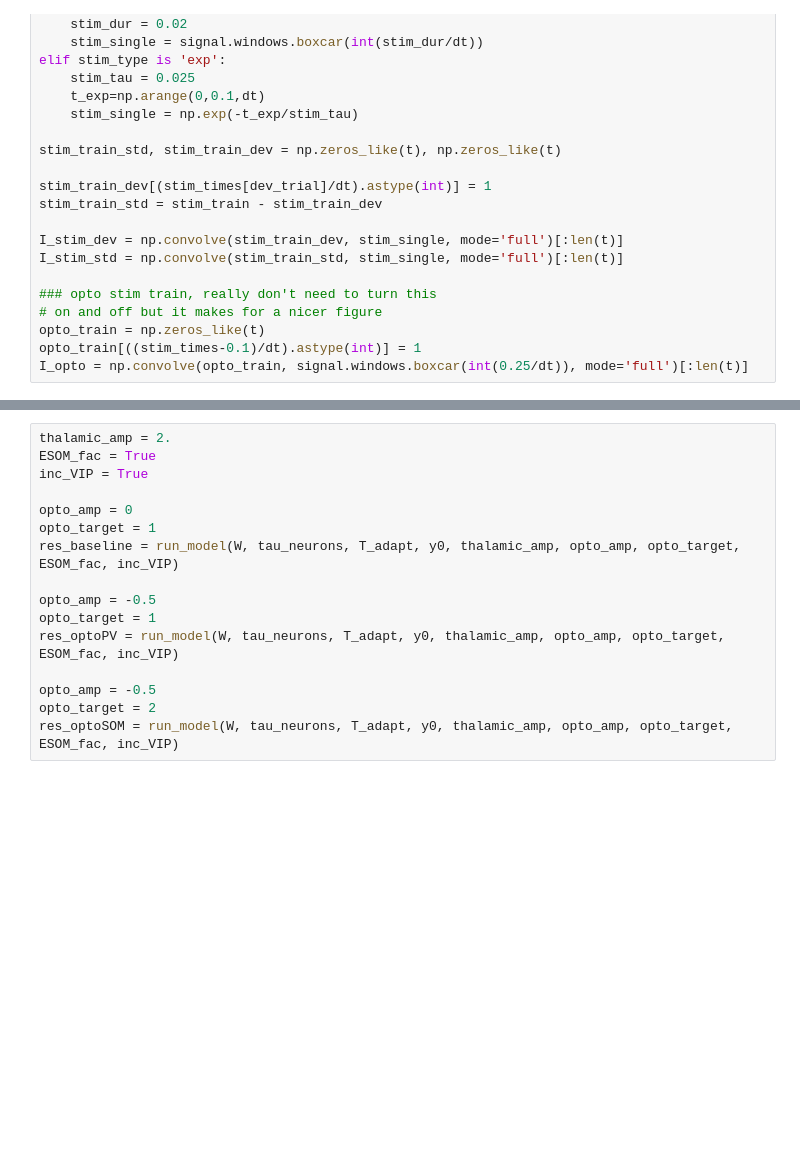
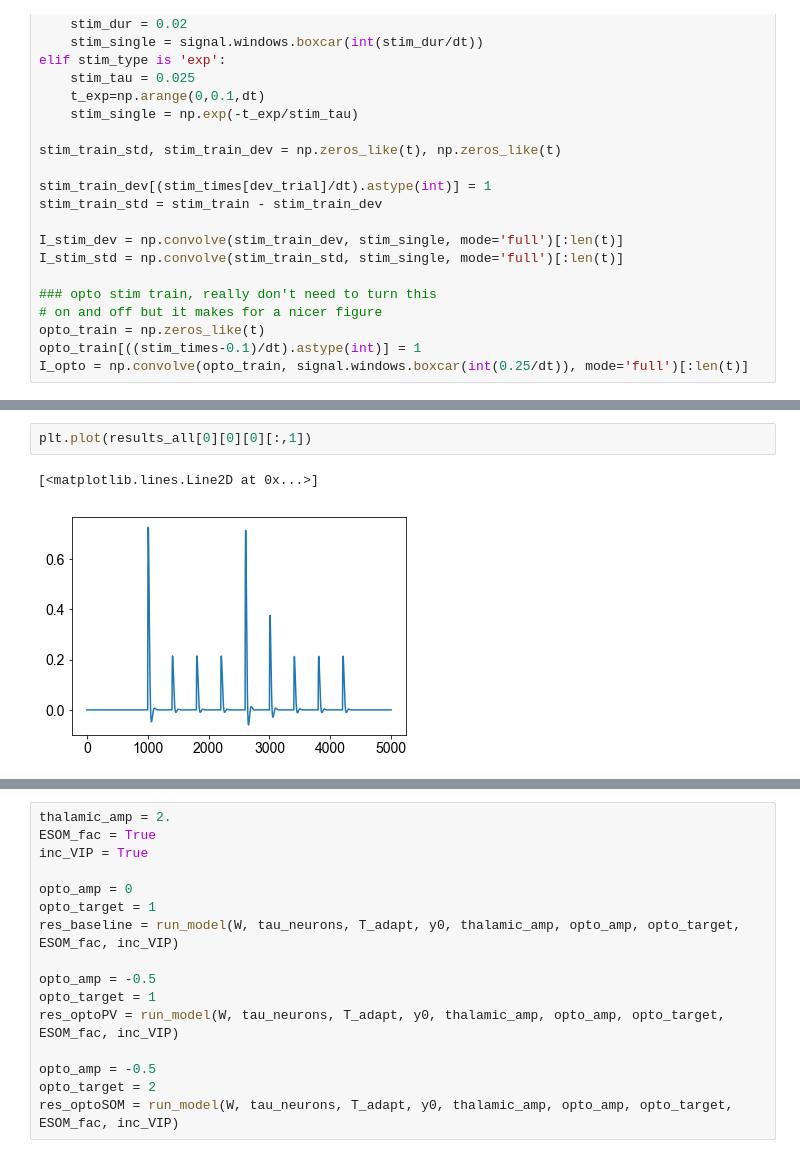
Before and after one commit to rdgao/1E3I, a Jupyter notebook: notebooks/rate_model.ipynb, the cells around one changed output, grey strips where cells are left out. Cells and saved outputs as stored; diff of their text form; blank space fills up the shorter version.

```diff
--- a/notebooks/rate_model.ipynb
+++ b/notebooks/rate_model.ipynb
@@ -214,0 +296,5 @@ I_opto = np.convolve(opto_train, signal.windows.boxcar(int(0.25/dt)), mode='full
+# %%
+plt.plot(results_all[0][0][0][:,1])
+# %% [output]
+[<matplotlib.lines.Line2D at 0x...>]
+[figure, added]
```
Also changed, not shown: parts of 10 cells of this notebook.
